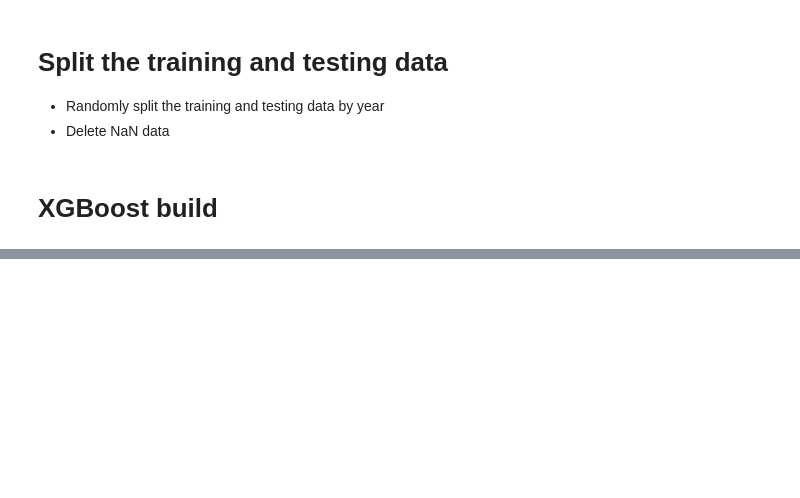
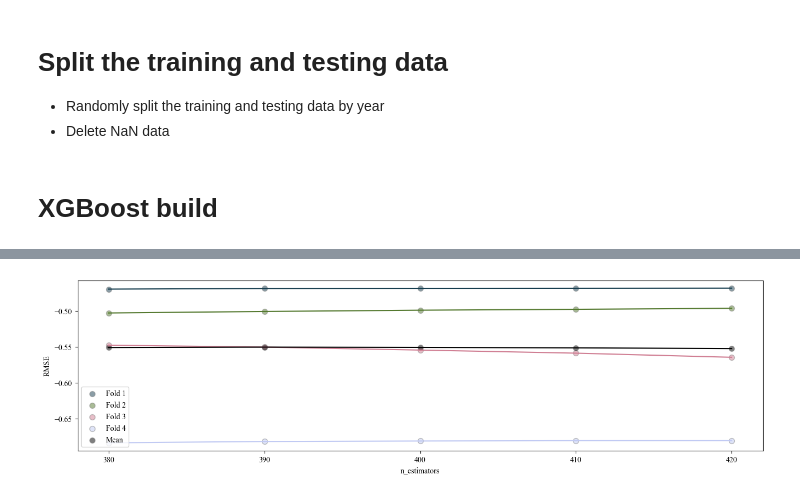
Before and after one commit to juanfuooo/Subtropical-Front-Modeling-Code, a Jupyter notebook: Step2/xgb_build.ipynb, the cells around one changed output, grey strips where cells are left out. Saved outputs shown, nothing was run; the diff lists cells and outputs as text; code cells hidden in the pictures; blank space fills up the shorter version.

```diff
--- a/Step2/xgb_build.ipynb
+++ b/Step2/xgb_build.ipynb
@@ -156,10 +192,9 @@ params = {
     'subsample': 0.55,
     'colsample_bytree': 1,
     'objective': 'reg:squarederror',
-    'n_jobs': -1,
     'tree_method': 'hist',
-    'device': 'cuda'
+    'device' : 'cuda'
 }
 # %%
 pd_xgb_data = flatten_day(xgb_merge)
-training_X, testing_X, training_y, testing_y = training_testing_split(pd_xgb_data)
+training_X, testing_X, training_y, testing_y, training_years, testing_years = training_testing_split(pd_xgb_data)
@@ -171,0 +377,4 @@ R^2:  0.972782629696578
+# %%
+plot_gridsearch(grid_1, cv_results_1)
+# %% [output]
+[figure, added]
```
Also changed, not shown: parts of 27 cells of this notebook, 2 other files.
